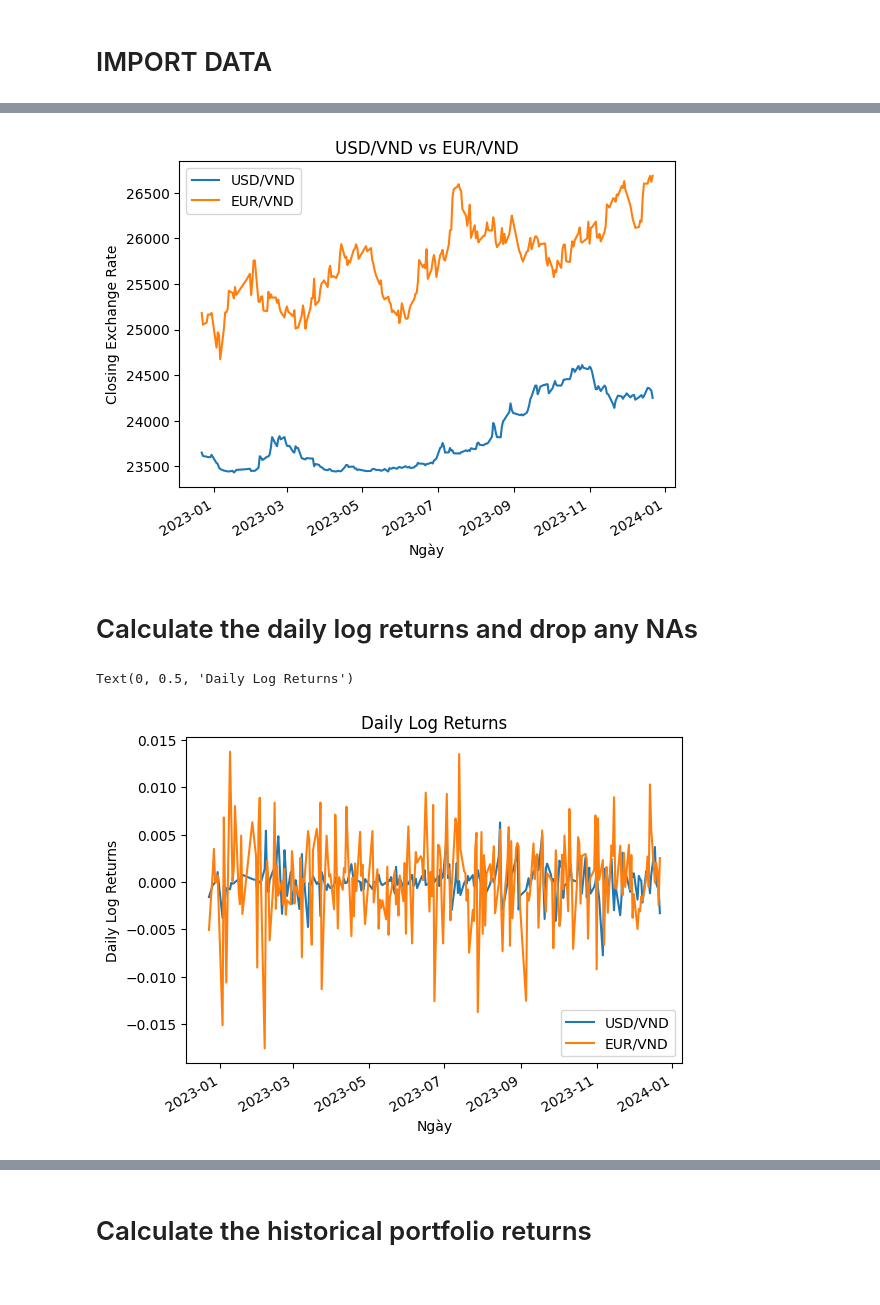
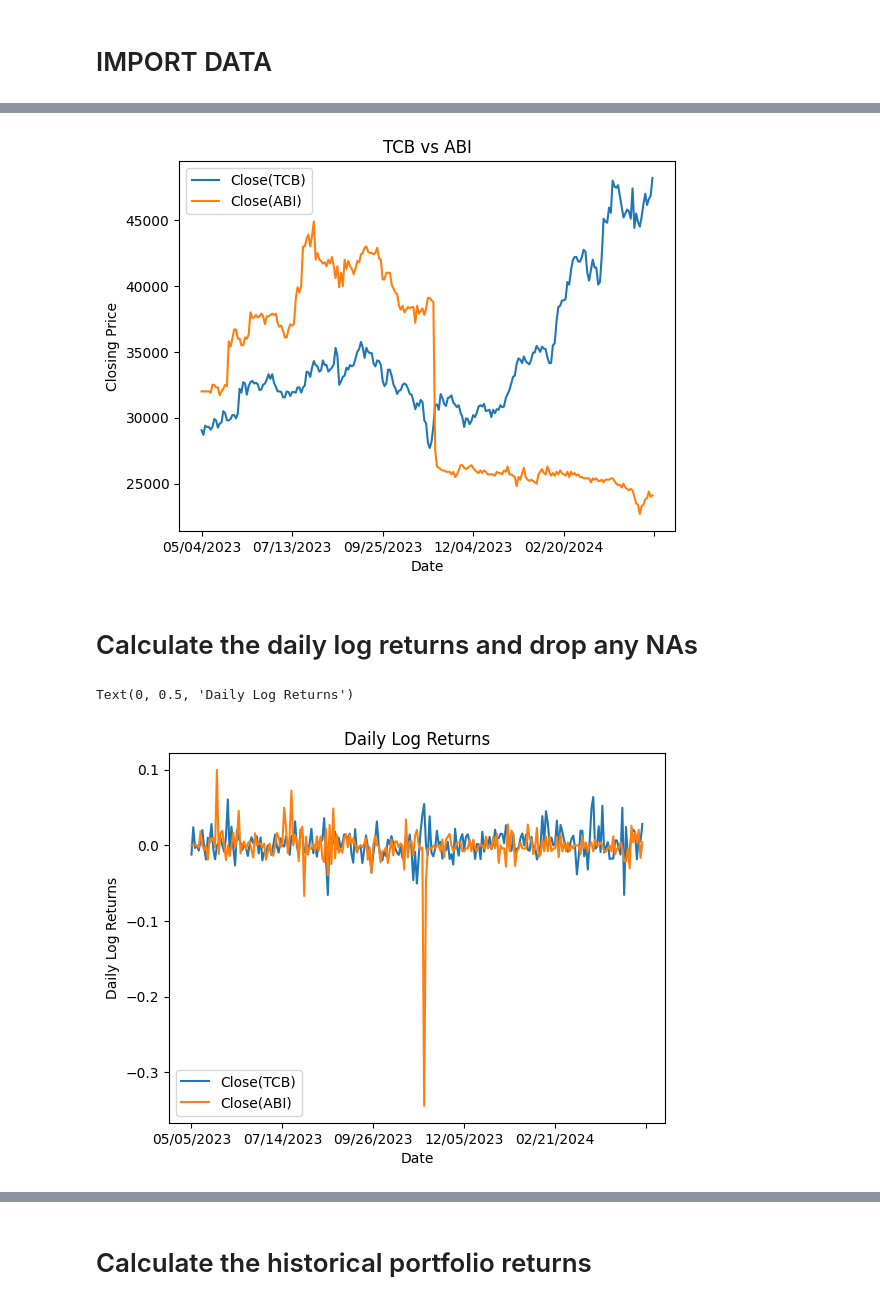
Before and after one commit to userlele78/Risk-Management-Project, a Jupyter notebook: Code/basic-historical-simulation-VaR(parametric).ipynb, the cells around one changed output, grey strips where cells are left out. Drawn from its saved outputs; the diff is of its cells as text; code cells hidden in the pictures.

```diff
--- a/Code/basic-historical-simulation-VaR(parametric).ipynb
+++ b/Code/basic-historical-simulation-VaR(parametric).ipynb
@@ -33,0 +14,5 @@ data
+# %%
+data=pd.read_csv('../Data/merged_data-final.csv', index_col=0)
+# %%
+data = data.iloc[::-1]
+data
@@ -34,11 +34,11 @@ data
 # %%
 price = data
 price.plot()
-plt.title('USD/VND vs EUR/VND')
-plt.ylabel('Closing Exchange Rate')
+plt.title('TCB vs ABI')
+plt.ylabel('Closing Price')
 plt.show()
 # %% [output]
-[figure, old version]
+[figure, new version]
 # %% [markdown]
 # Calculate the daily log returns and drop any NAs
 # %%
@@ -48,7 +48,7 @@ plt.title('Daily Log Returns')
 plt.ylabel('Daily Log Returns')
 # %% [output]
 Text(0, 0.5, 'Daily Log Returns')
-[figure, old version]
+[figure, new version]
 # %%
 log_returns=log_returns.round(5)
 log_returns
```
Also changed, not shown: parts of 15 cells of this notebook, 2 other files.
